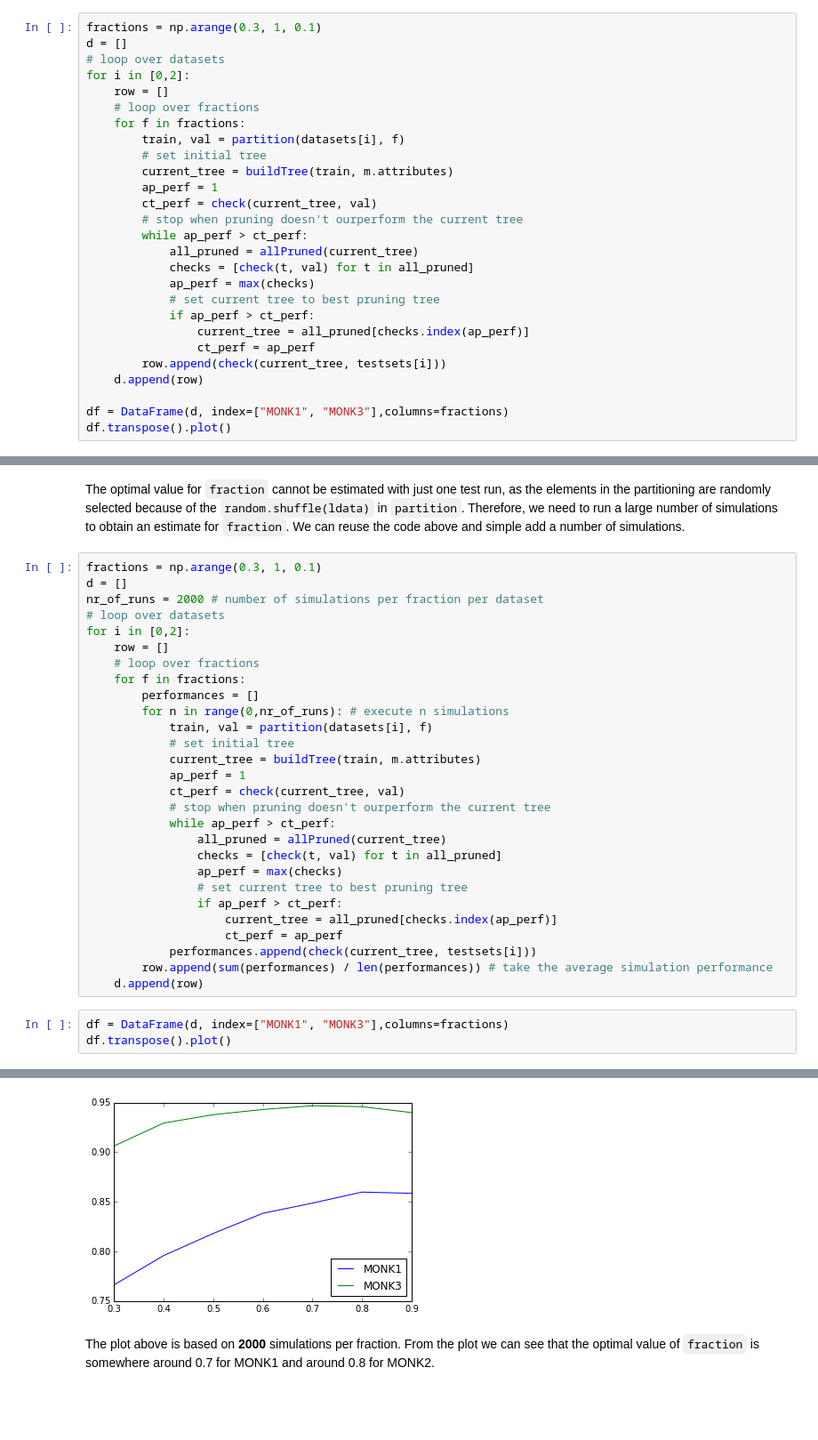
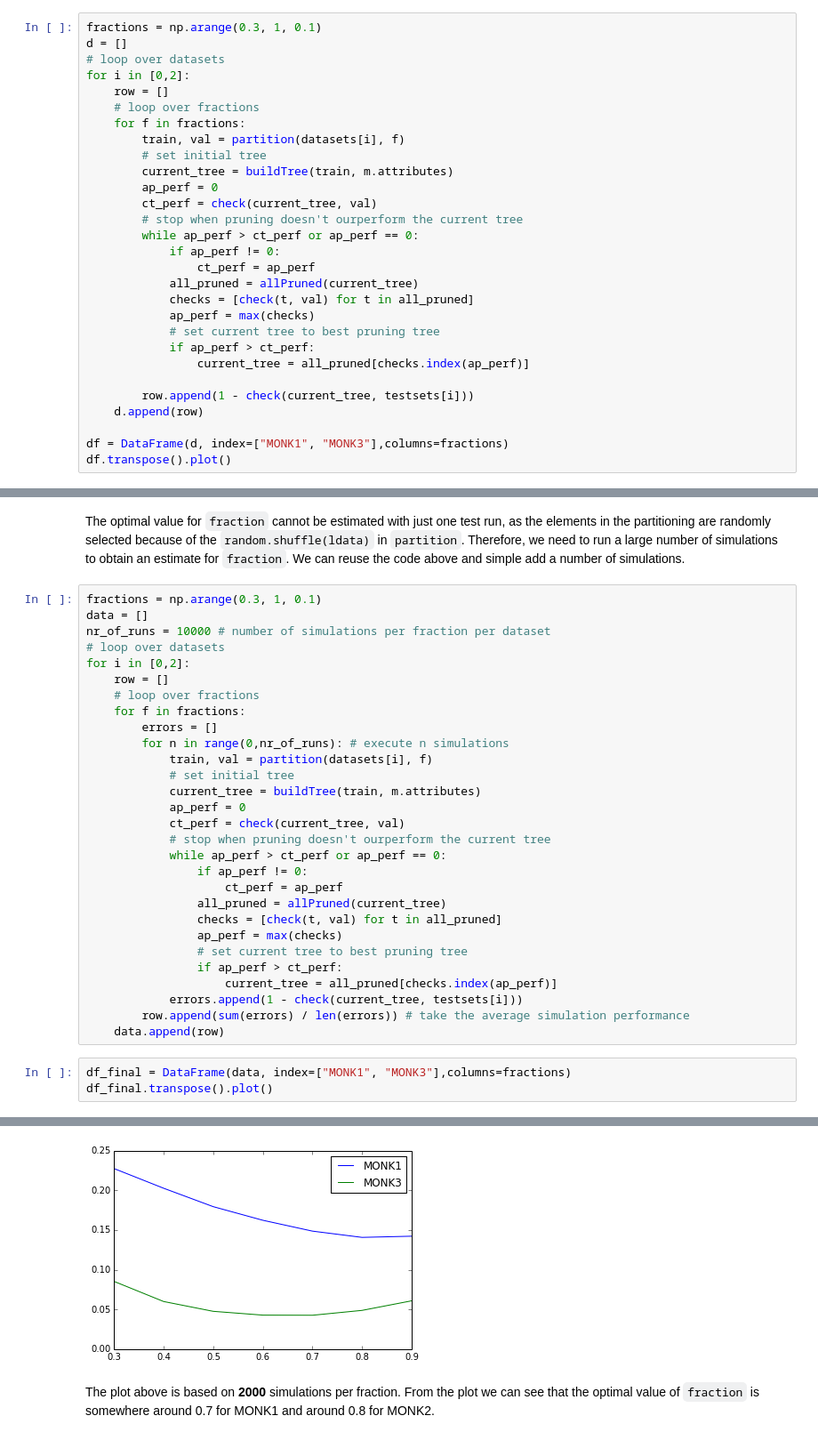
Before and after one commit to janvandekerkhof/machinelearning, a Jupyter notebook: lab1/dectrees-py/Lab1.ipynb, the cells around one changed output, grey strips where cells are left out. Shown: that part at 89% size. Drawn from its saved outputs; the diff is of its cells as text; blank space fills up the shorter version.

```diff
--- a/lab1/dectrees-py/Lab1.ipynb
+++ b/lab1/dectrees-py/Lab1.ipynb
@@ -137,18 +137,20 @@ for i in [0,2]:
         train, val = partition(datasets[i], f)
         # set initial tree
         current_tree = buildTree(train, m.attributes)
-        ap_perf = 1
+        ap_perf = 0
         ct_perf = check(current_tree, val)
         # stop when pruning doesn't ourperform the current tree
-        while ap_perf > ct_perf:
+        while ap_perf > ct_perf or ap_perf == 0:
+            if ap_perf != 0:
+                ct_perf = ap_perf
             all_pruned = allPruned(current_tree)
             checks = [check(t, val) for t in all_pruned]
             ap_perf = max(checks)
             # set current tree to best pruning tree
             if ap_perf > ct_perf:
                 current_tree = all_pruned[checks.index(ap_perf)]
-                ct_perf = ap_perf
-        row.append(check(current_tree, testsets[i]))
+
+        row.append(1 - check(current_tree, testsets[i]))
     d.append(row)
 
 df = DataFrame(d, index=["MONK1", "MONK3"],columns=fractions)
@@ -160,37 +162,38 @@ df.transpose().plot()
 The optimal value for `fraction` cannot be estimated with just one test run, as the elements in the partitioning are randomly selected because of the `random.shuffle(ldata)` in `partition`. Therefore, we need to run a large number of simulations to obtain an estimate for `fraction`. We can reuse the code above and simple add a number of simulations.
 # %%
 fractions = np.arange(0.3, 1, 0.1)
-d = []
-nr_of_runs = 2000 # number of simulations per fraction per dataset
+data = []
+nr_of_runs = 10000 # number of simulations per fraction per dataset
 # loop over datasets
 for i in [0,2]:
     row = []
     # loop over fractions
     for f in fractions:
-        performances = []
+        errors = []
         for n in range(0,nr_of_runs): # execute n simulations
             train, val = partition(datasets[i], f)
             # set initial tree
             current_tree = buildTree(train, m.attributes)
-            ap_perf = 1
+            ap_perf = 0
             ct_perf = check(current_tree, val)
             # stop when pruning doesn't ourperform the current tree
-            while ap_perf > ct_perf:
+            while ap_perf > ct_perf or ap_perf == 0:
+                if ap_perf != 0:
+                    ct_perf = ap_perf
                 all_pruned = allPruned(current_tree)
                 checks = [check(t, val) for t in all_pruned]
                 ap_perf = max(checks)
                 # set current tree to best pruning tree
                 if ap_perf > ct_perf:
                     current_tree = all_pruned[checks.index(ap_perf)]
-                    ct_perf = ap_perf
-            performances.append(check(current_tree, testsets[i]))
-        row.append(sum(performances) / len(performances)) # take the average simulation performance
-    d.append(row)
+            errors.append(1 - check(current_tree, testsets[i]))
+        row.append(sum(errors) / len(errors)) # take the average simulation performance
+    data.append(row)
 # %%
-df = DataFrame(d, index=["MONK1", "MONK3"],columns=fractions)
-df.transpose().plot()
+df_final = DataFrame(data, index=["MONK1", "MONK3"],columns=fractions)
+df_final.transpose().plot()
 # %% [output]
 <matplotlib.axes.AxesSubplot at 0x...>
-[figure, old version]
+[figure, new version]
 # %% [markdown]
 The plot above is based on **2000** simulations per fraction. From the plot we can see that the optimal value of `fraction` is somewhere around 0.7 for MONK1 and around 0.8 for MONK2.
```
Also changed, not shown: parts of 2 cells of this notebook.
